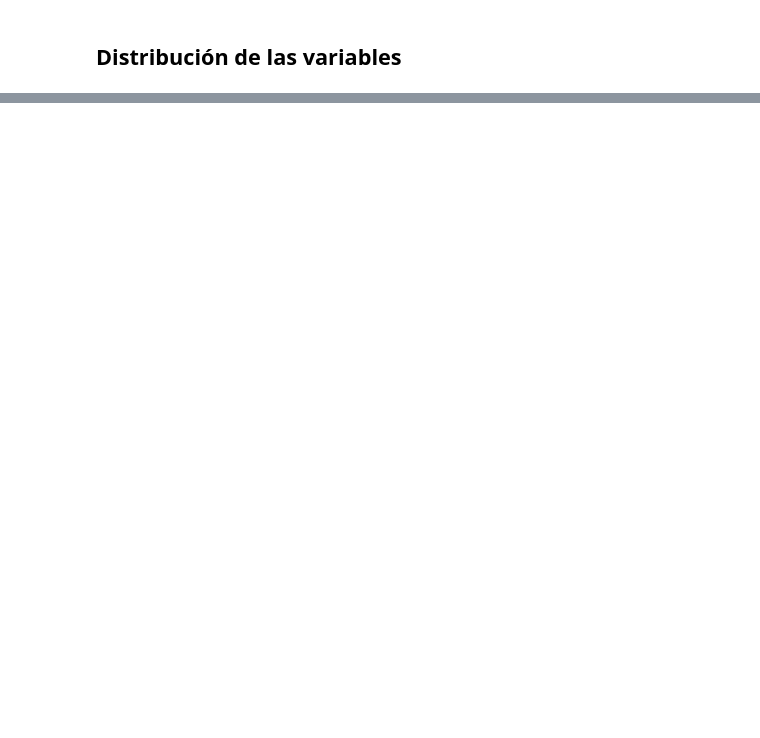
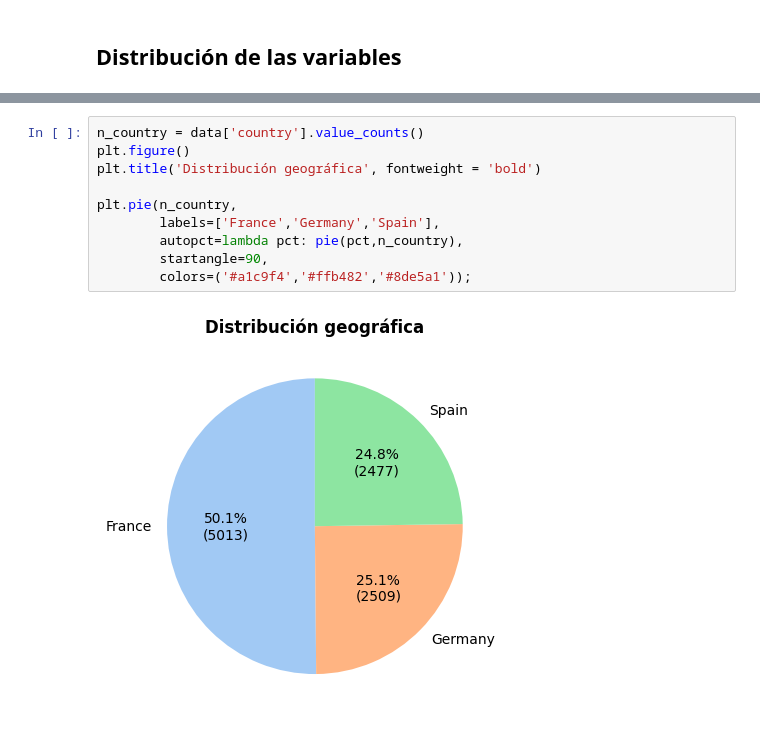
Before and after one commit to yrouuu/TFG_ADE, a Jupyter notebook: exploratorio/eda.ipynb, the cells around one changed output, grey strips where cells are left out. Drawn from its saved outputs; the diff is of its cells as text; blank space fills up the shorter version.

```diff
--- a/exploratorio/eda.ipynb
+++ b/exploratorio/eda.ipynb
@@ -136,0 +206,12 @@ data[['age','tenure','credit_score', 'balance', 'products_number', 'credit_card'
+# %%
+n_country = data['country'].value_counts()
+plt.figure()
+plt.title('Distribución geográfica', fontweight = 'bold')
+
+plt.pie(n_country,
+        labels=['France','Germany','Spain'],
+        autopct=lambda pct: pie(pct,n_country),
+        startangle=90,
+        colors=('#a1c9f4','#ffb482','#8de5a1'));
+# %% [output]
+[figure, added]
```
Also changed, not shown: parts of 23 cells of this notebook.
